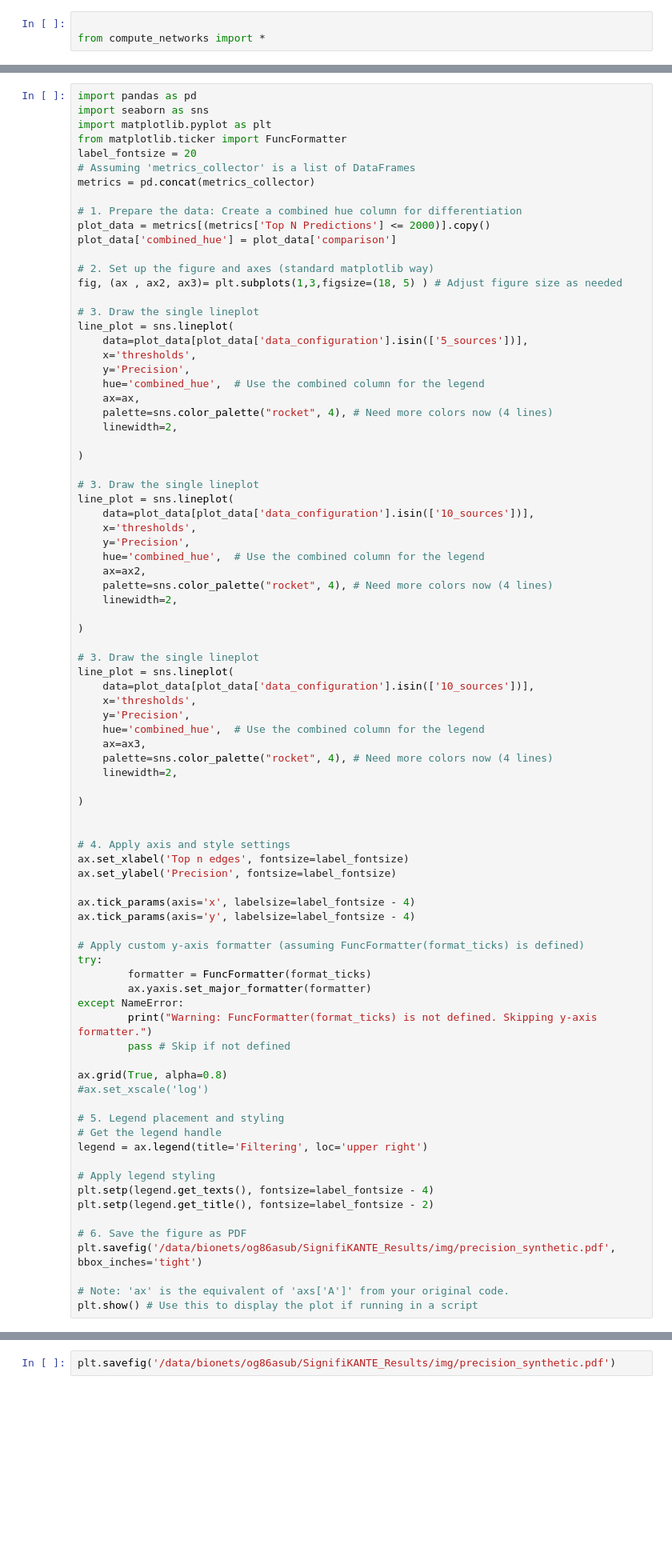
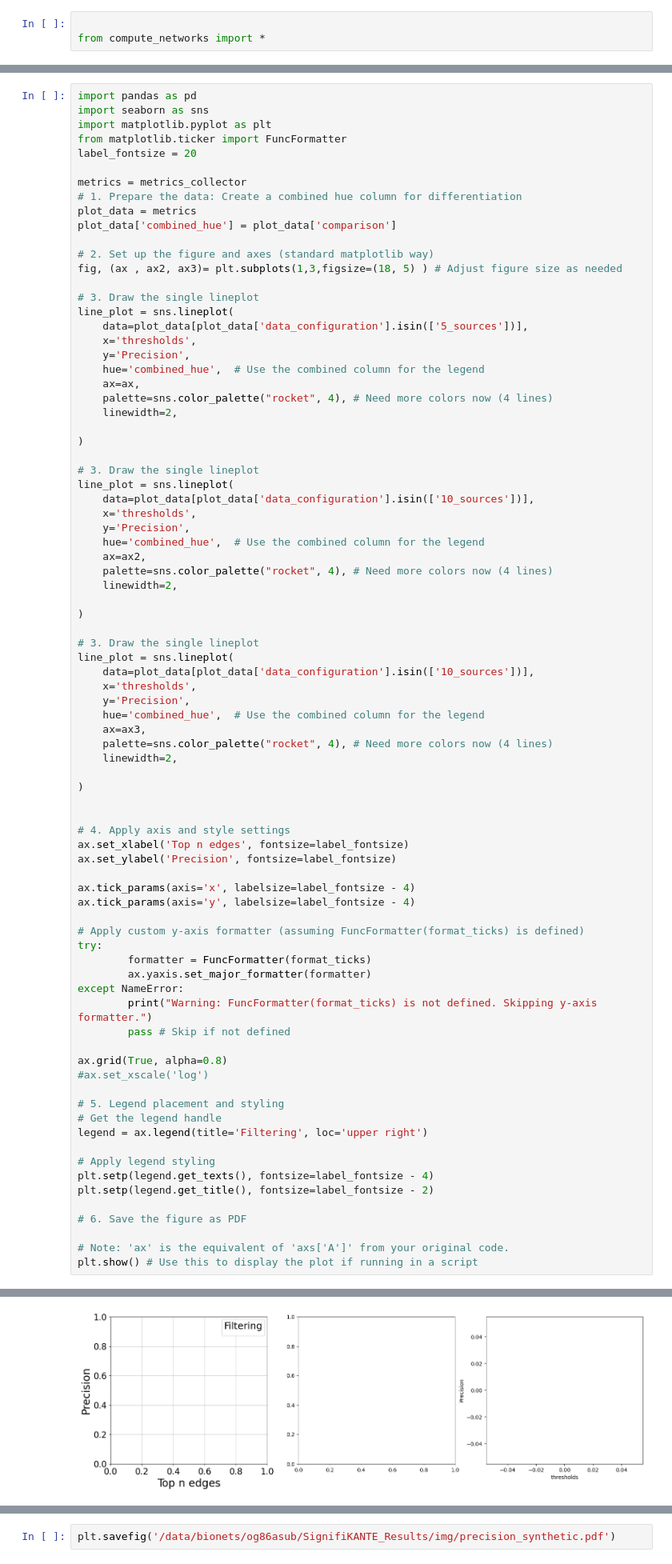
Before and after one commit to bionetslab/SignifiKANTE_Results, a Jupyter notebook: scripts/simulate_sc_data/compute_networks.ipynb, the cells around one changed output, grey strips where cells are left out. Shown: that part at 80% size. Drawn from its saved outputs; the diff is of its cells as text; blank space fills up the shorter version.

```diff
--- a/scripts/simulate_sc_data/compute_networks.ipynb
+++ b/scripts/simulate_sc_data/compute_networks.ipynb
@@ -96,11 +126,10 @@ import seaborn as sns
 import matplotlib.pyplot as plt
 from matplotlib.ticker import FuncFormatter
 label_fontsize = 20
-# Assuming 'metrics_collector' is a list of DataFrames
-metrics = pd.concat(metrics_collector)
 
+metrics = metrics_collector
 # 1. Prepare the data: Create a combined hue column for differentiation
-plot_data = metrics[(metrics['Top N Predictions'] <= 2000)].copy()
+plot_data = metrics
 plot_data['combined_hue'] = plot_data['comparison']
 
 # 2. Set up the figure and axes (standard matplotlib way)
@@ -170,7 +199,6 @@ plt.setp(legend.get_texts(), fontsize=label_fontsize - 4)
 plt.setp(legend.get_title(), fontsize=label_fontsize - 2)
 
 # 6. Save the figure as PDF
-plt.savefig('/data/bionets/og86asub/SignifiKANTE_Results/img/precision_synthetic.pdf', bbox_inches='tight')
 
 # Note: 'ax' is the equivalent of 'axs['A']' from your original code.
 plt.show() # Use this to display the plot if running in a script
@@ -178,0 +207 @@ NameError: name 'metrics_collector' is not defined
+[figure, added]
```
Also changed, not shown: parts of 10 cells of this notebook, 3 other files.
